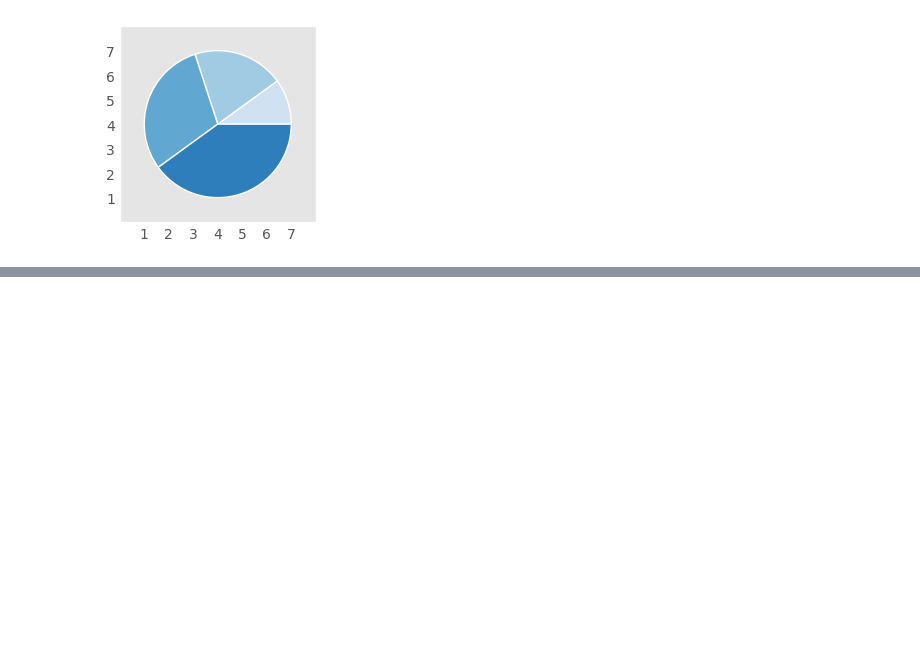
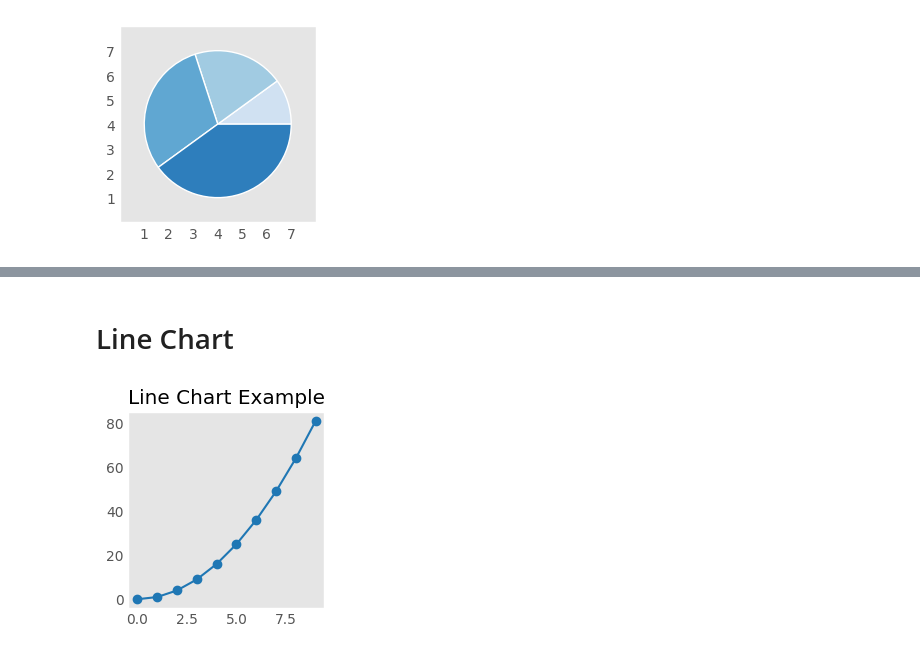
Before and after one commit to itsahmadawais/ai-experiments, a Jupyter notebook: Matplotlib/Data Visualization.ipynb, the cells around one changed output, grey strips where cells are left out. Drawn from its saved outputs; the diff is of its cells as text; code cells hidden in the pictures; blank space fills up the shorter version.

```diff
--- a/Matplotlib/Data Visualization.ipynb
+++ b/Matplotlib/Data Visualization.ipynb
@@ -99,0 +111,13 @@ plt.show()
+# %% [markdown]
+# Line Chart
+# %%
+import numpy as np
+
+x = np.arange(10)
+y = x**2
+
+plt.plot(x, y, marker='o')
+plt.title("Line Chart Example")
+plt.show()
+# %% [output]
+[figure, added]
```
Also changed, not shown: parts of 6 cells of this notebook.
